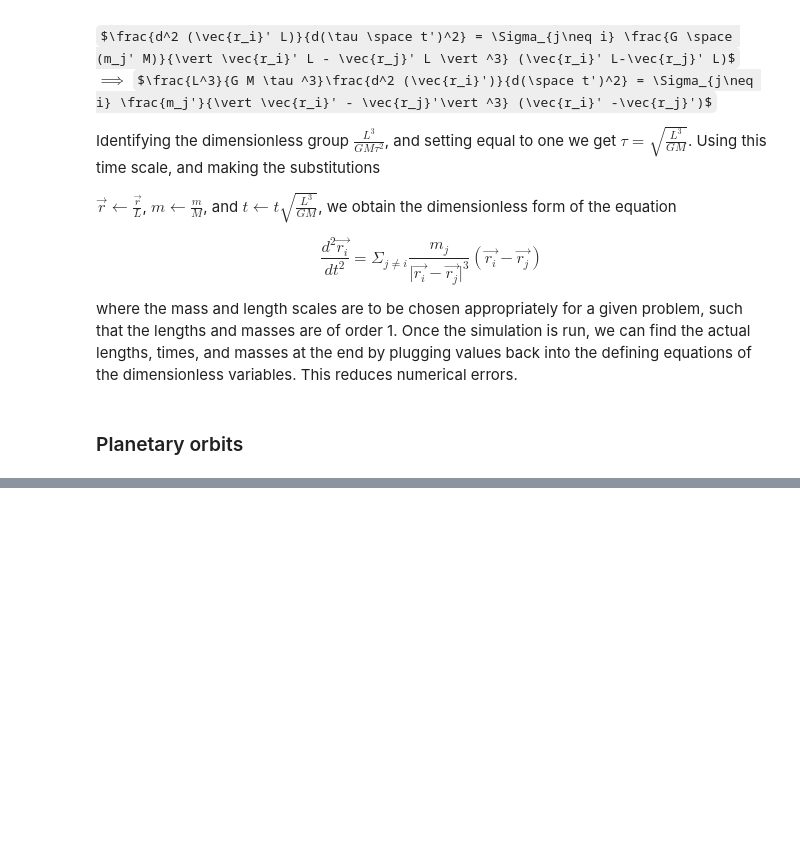
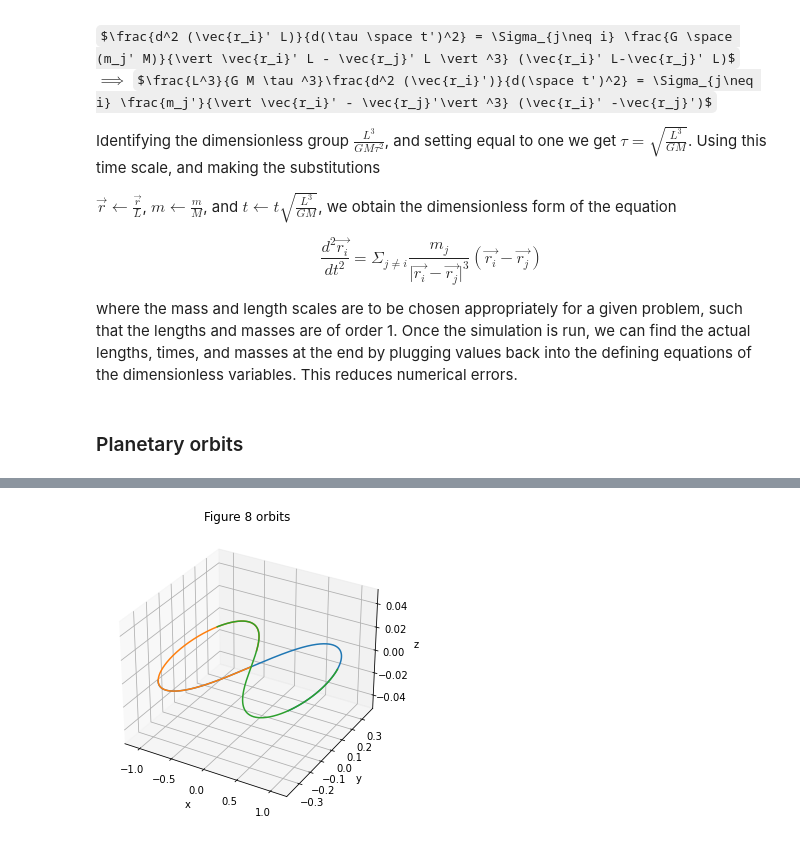
Before and after one commit to j-moncr/N-body-simulation, a Jupyter notebook: Nbody-simulator.ipynb, the cells around one changed output, grey strips where cells are left out. Cells and saved outputs as stored; diff of their text form; code cells hidden in the pictures; some formulas as TeX source; blank space fills up the shorter version.

```diff
--- a/Nbody-simulator.ipynb
+++ b/Nbody-simulator.ipynb
@@ -196,0 +215,19 @@ animate(positions)
+# %%
+p1 = np.array([0.97000436, -0.24308753, 0])
+v1 = np.array([0.4662036850, 0.4323657300, 0])
+
+p2 = np.array([0, 0, 0])
+v2 = np.array([-0.93240737, -0.86473146, 0])
+
+p3 = np.array([-0.97000436, 0.24308753, 0])
+v3 = np.array([0.4662036850, 0.4323657300, 0])
+
+mass = np.array([1.0, 1.0, 1.0])
+
+pos = np.array([p1, p2, p3])
+vel = np.array([v1, v2, v3])
+
+positions = integrator(pos, vel, mass, 3.0)
+animate(positions, title="Figure 8 orbits")
+# %% [output]
+[figure, added]
```
Also changed, not shown: parts of 3 cells of this notebook.
